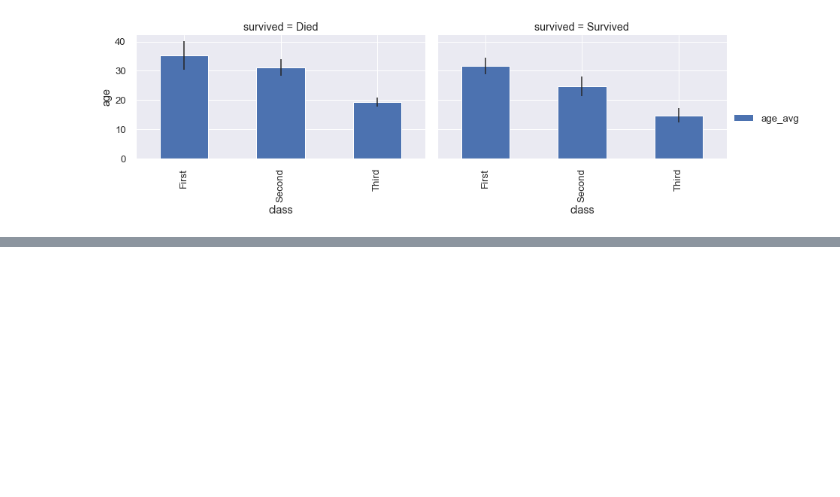
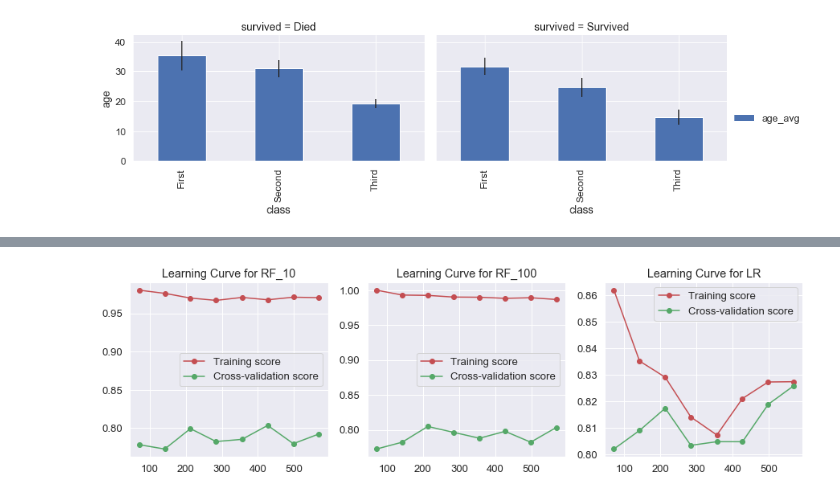
Before and after one commit to jykim/eda_utils, a Jupyter notebook: notebooks/titanic_example.ipynb, the cells around one changed output, grey strips where cells are left out. Saved outputs shown, nothing was run; the diff lists cells and outputs as text; code cells hidden in the pictures; blank space fills up the shorter version.

```diff
--- a/notebooks/titanic_example.ipynb
+++ b/notebooks/titanic_example.ipynb
@@ -195,0 +283,4 @@ for m in METRICS:
+# %%
+mlb.plot_learning_curve()
+# %% [output]
+[figure, added]
```
Also changed, not shown: parts of 16 cells of this notebook, 4 other files.
